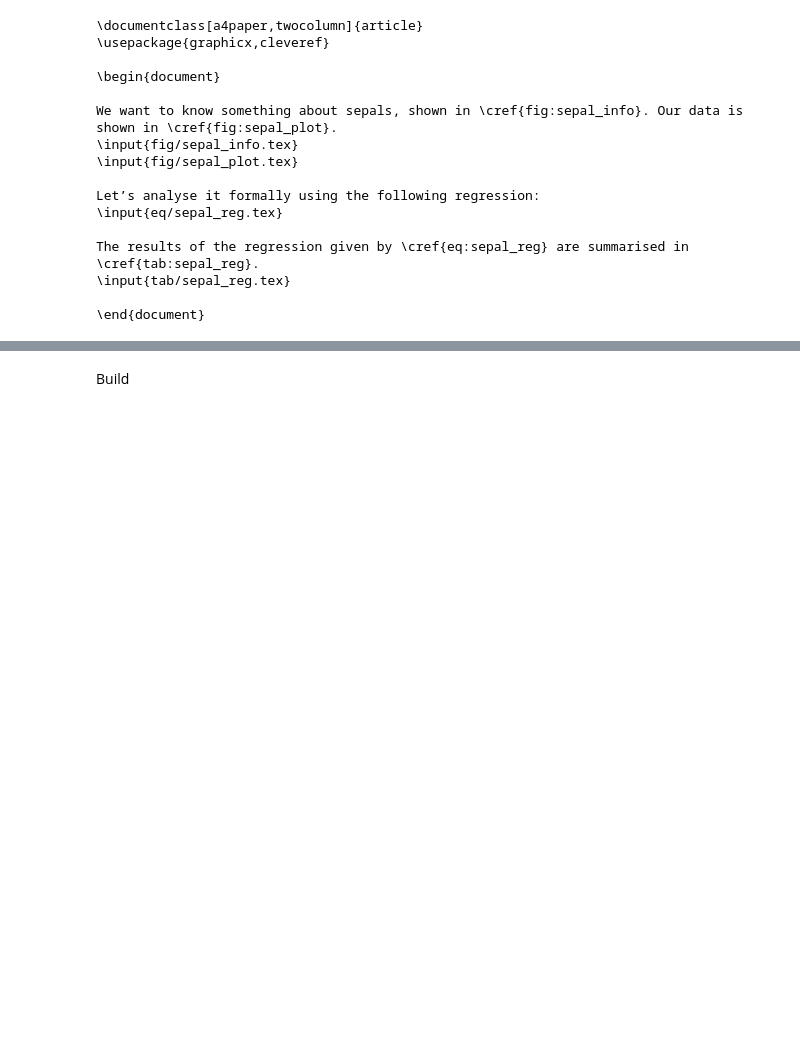
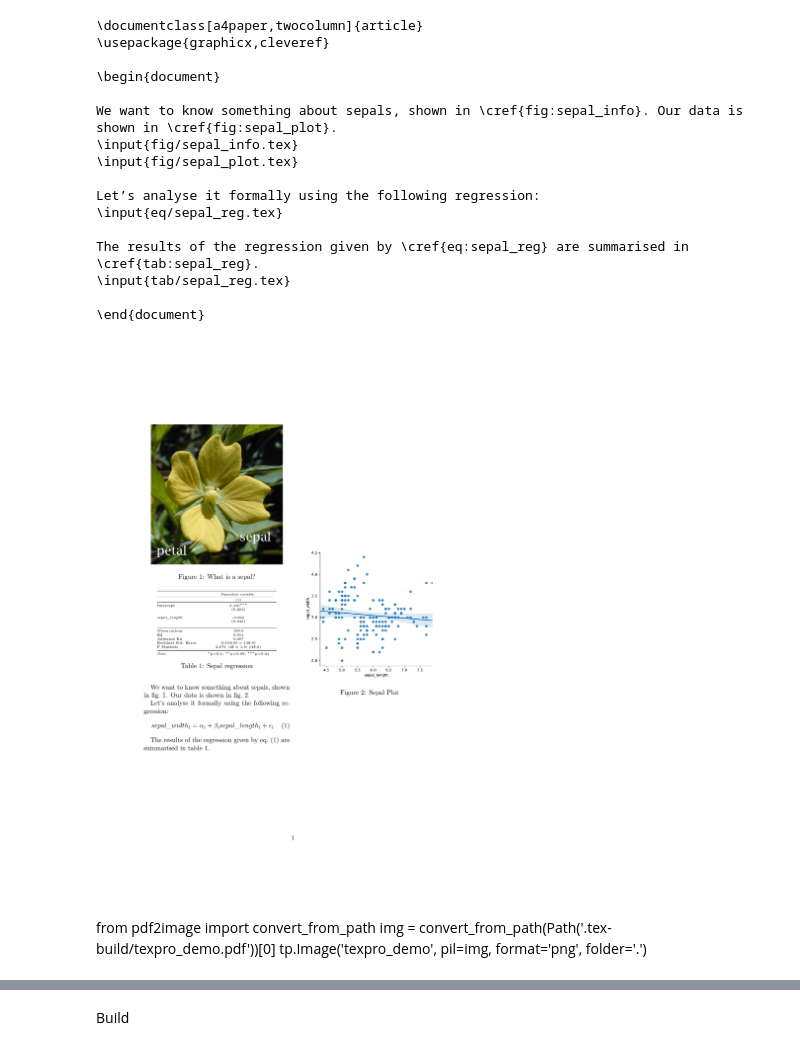
Before and after one commit to csemken/texpro, a Jupyter notebook: example/texpro_demo.ipynb, the cells around one changed output, grey strips where cells are left out. Saved outputs shown, nothing was run; the diff lists cells and outputs as text; code cells hidden in the pictures; blank space fills up the shorter version.

```diff
--- a/example/texpro_demo.ipynb
+++ b/example/texpro_demo.ipynb
@@ -99,3 +80,12 @@ The results of the regression given by \cref{eq:sepal_reg} are summarised in \cr
 \input{tab/sepal_reg.tex}
 
 \end{document}
+# %%
+tp.save = False
+tp.Image('texpro_demo', format='png', folder='.')
+# %% [output]
+[figure, added]
+# %% [markdown]
+from pdf2image import convert_from_path
+img = convert_from_path(Path('.tex-build/texpro_demo.pdf'))[0]
+tp.Image('texpro_demo', pil=img, format='png', folder='.')
```
Also changed, not shown: parts of 11 cells of this notebook, 3 other files.
